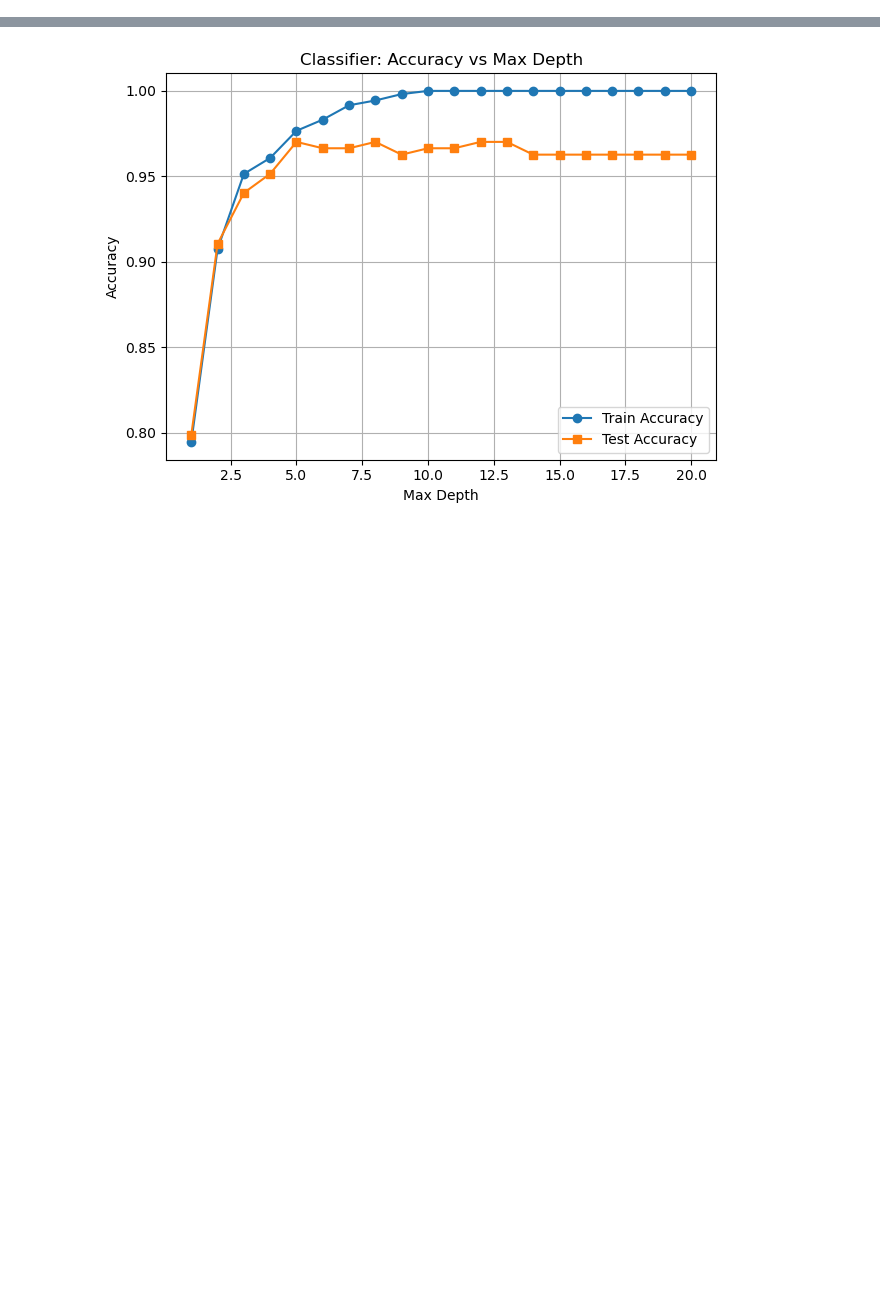
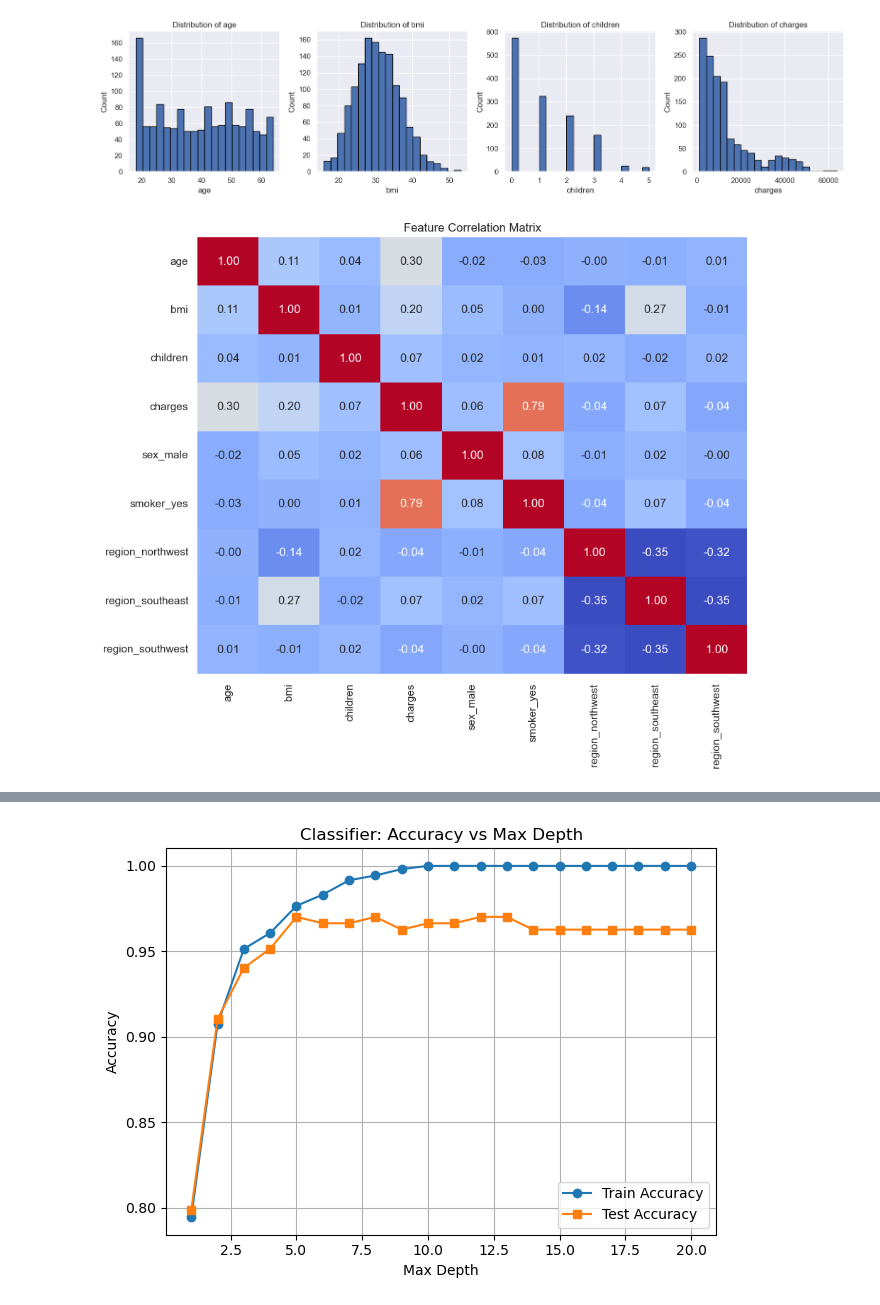
Before and after one commit to radhanikapoor/CMOR-438-S25, a Jupyter notebook: Supervised_Learning_Algorithms/Random_Forests.ipynb, the cells around one changed output, grey strips where cells are left out. Cells and saved outputs as stored; diff of their text form; code cells hidden in the pictures; blank space fills up the shorter version.

```diff
--- a/Supervised_Learning_Algorithms/Random_Forests.ipynb
+++ b/Supervised_Learning_Algorithms/Random_Forests.ipynb
@@ -0,0 +101,28 @@
+# %%
+import pandas as pd
+import seaborn as sns
+import matplotlib.pyplot as plt
+
+sns.set_theme()
+df = pd.read_csv("insurance.csv")
+
+# Histograms of numerical features
+plt.figure(figsize=(16,4))
+for i, col in enumerate(['age','bmi','children','charges']):
+    ax = plt.subplot(1,4,i+1)
+    df[col].hist(bins=20, ax=ax, edgecolor='black')
+    ax.set_title(f'Distribution of {col}')
+    ax.set_xlabel(col)
+    ax.set_ylabel('Count')
+plt.tight_layout()
+plt.show()
+
+# Correlation heatmap (with one-hot encoding)
+df_enc = pd.get_dummies(df, columns=['sex','smoker','region'], drop_first=True)
+plt.figure(figsize=(10,8))
+sns.heatmap(df_enc.corr(), annot=True, fmt=".2f", cmap="coolwarm", cbar=False)
+plt.title('Feature Correlation Matrix')
+plt.show()
+# %% [output]
+[figure, added]
+[figure, added]
```
Also changed, not shown: parts of 22 cells of this notebook, 1 other file.
